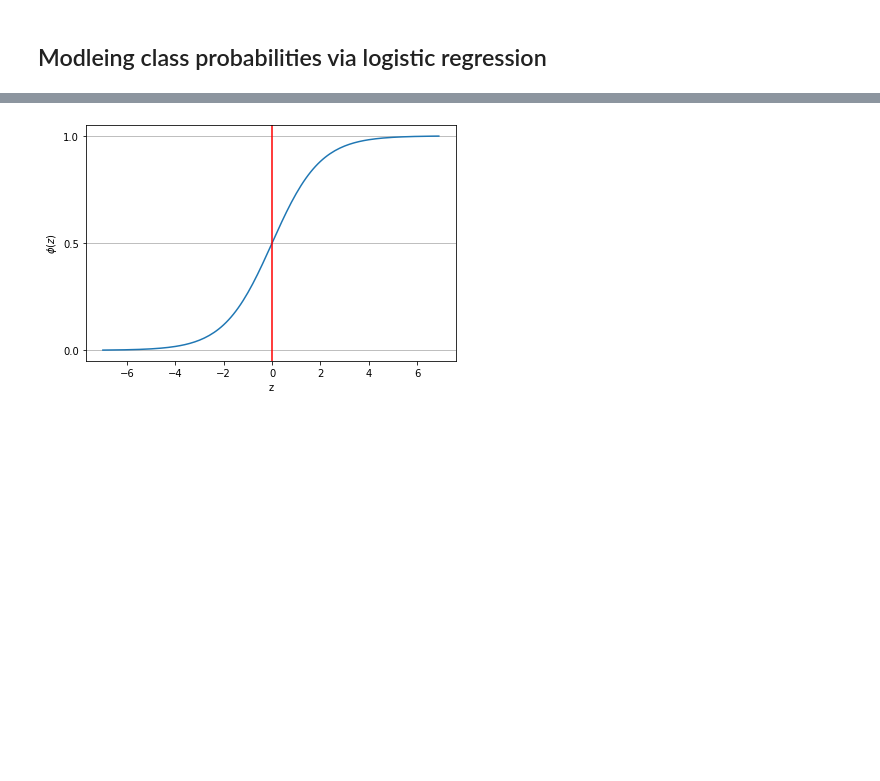
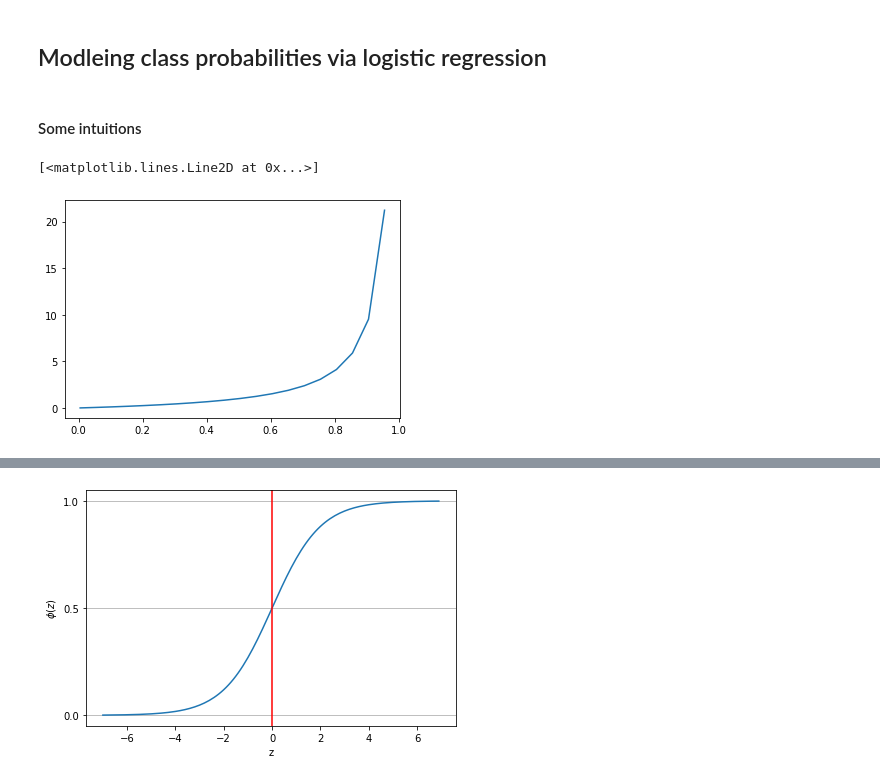
Before and after one commit to panda2727/python-machine-learning-book-2nd-edition, a Jupyter notebook: code/ch03/ch03_sandbox.ipynb, the cells around one changed output, grey strips where cells are left out. Cells and saved outputs as stored; diff of their text form; code cells hidden in the pictures; blank space fills up the shorter version.

```diff
--- a/code/ch03/ch03_sandbox.ipynb
+++ b/code/ch03/ch03_sandbox.ipynb
@@ -62,3 +62,17 @@ plt.show()
 <Figure size 640x480 with 1 Axes>
 # %% [markdown]
 ## Modleing class probabilities via logistic regression
+# %% [markdown]
+#### Some intuitions
+# %%
+import matplotlib.pyplot as plt
+import numpy as np
+from IPython.display import Image
+%matplotlib inline
+
+x = np.arange(0.005, 1, 0.05)
+y1 = x/(1-x)
+plt.plot(x, y1) # p/(1-p)
+# %% [output]
+[<matplotlib.lines.Line2D at 0x...>]
+[figure, added]
```
Also changed, not shown: parts of 6 cells of this notebook.
